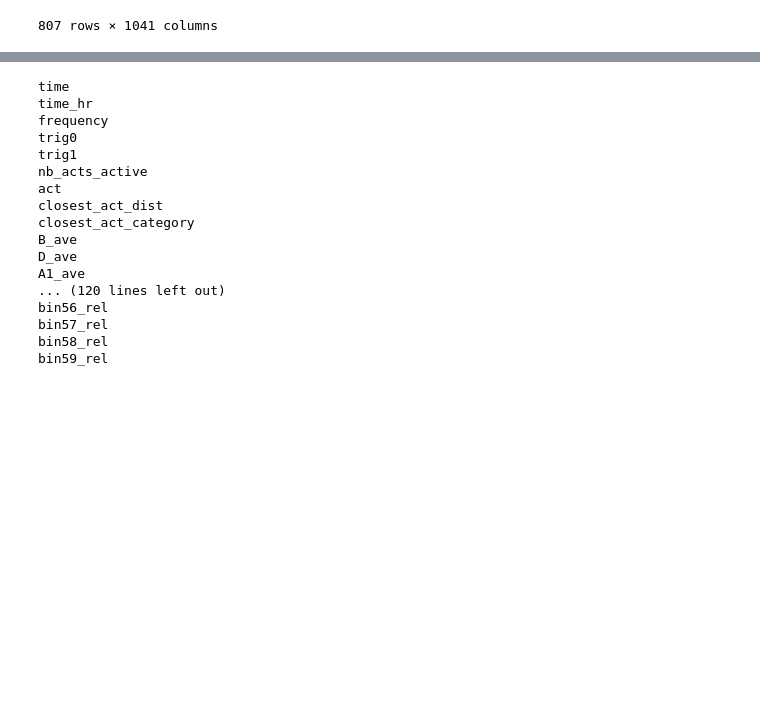
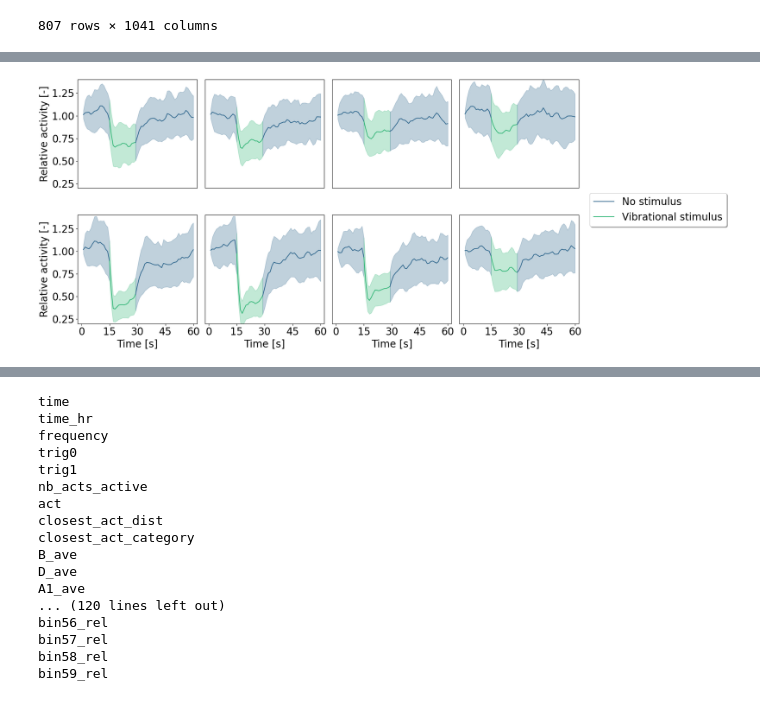
Before and after one commit to MBroisin/Experiments_processing, a Jupyter notebook: activity_exp_final_result_1s.ipynb, the cells around one changed output, grey strips where cells are left out. Saved outputs shown, nothing was run; the diff lists cells and outputs as text; code cells hidden in the pictures; blank space fills up the shorter version.

```diff
--- a/activity_exp_final_result_1s.ipynb
+++ b/activity_exp_final_result_1s.ipynb
@@ -356,0 +377,89 @@ fig.savefig('/Users/matthieu/Documents/papers/2024/Hardware/media/graphs/activit
+# %%
+fig, ax = matplotlib.pyplot.subplots(2, 4, figsize=(19, 7.5), constrained_layout=True)
+
+matplotlib.rcParams.update({'font.size': 20})
+
+dataset = data[data.nb_acts_active != 0]
+dataset = dataset[dataset.act_z0 == 1]
+dataset = dataset[dataset.act_z1 == 1]
+dataset = dataset[dataset.act_z2 == 0]
+dataset = dataset[dataset.act_z3 == 0]
+dataset = dataset[dataset.act_z4 == 0]
+dataset = dataset[dataset.act_z5 == 0]
+dataset = dataset[dataset.act_z6 == 0]
+dataset = dataset[dataset.act_z7 == 0]
+print(len(dataset))
+
+for act in range(NB_ACTS):
+    ind = str(act)
+    data_to_consider = dataset#[dataset['act_z'+ind+'_closest_act_dist'] == 0]
+
+    medians = []
+    q1s = []
+    q3s = []
+    mads = []
+    for j in range(-15, 45):
+        medians.append(data_to_consider['z'+ind+'_bin'+str(j+15)+'_rel'].median())
+        q1s.append(data_to_consider['z'+ind+'_bin'+str(j+15)+'_rel'].quantile(0.25))
+        q3s.append(data_to_consider['z'+ind+'_bin'+str(j+15)+'_rel'].quantile(0.75))
+        mads.append(scipy.stats.median_abs_deviation(data_to_consider['z'+ind+'_bin'+str(j+15)+'_rel'].values))
+
+    medians = numpy.array(medians)
+    q1s = numpy.array(q1s)
+    q3s = numpy.array(q3s)
+    mads = numpy.array(mads)
+
+    # Filtering
+    SIGMA_GAUSSIAN = 0.75
+    medians = scipy.ndimage.gaussian_filter(medians, sigma=SIGMA_GAUSSIAN)
+    q1s = scipy.ndimage.gaussian_filter(q1s, sigma=SIGMA_GAUSSIAN)
+    q3s = scipy.ndimage.gaussian_filter(q3s, sigma=SIGMA_GAUSSIAN)
+    mads = scipy.ndimage.gaussian_filter(mads, sigma=SIGMA_GAUSSIAN)
+
+    # Coloring
+    boundaries = [15, 29]
+    time_vector = numpy.array(range(1,61))
+    COLOR_CTRL = '#31688e'
+    COLOR_VIBS = '#35b779'
+
+    if act not in [0, 1, 2, 3]:
+        ax[MAPPING_PLOT[act][0], MAPPING_PLOT[act][1]].get_xaxis().set_ticks([])
+    else :
+        ax[MAPPING_PLOT[act][0], MAPPING_PLOT[act][1]].set_xlabel('Time [s]')
+        ax[MAPPING_PLOT[act][0], MAPPING_PLOT[act][1]].get_xaxis().set_ticks([0, 15, 30, 45, 60])
+    if act not in [0, 7]:
+        ax[MAPPING_PLOT[act][0], MAPPING_PLOT[act][1]].get_yaxis().set_ticks([])
+    else :
+        ax[MAPPING_PLOT[act][0], MAPPING_PLOT[act][1]].set_ylabel('Relative activity [-]')
+
+    _ = ax[MAPPING_PLOT[act][0], MAPPING_PLOT[act][1]].set_xlim([-2, 62])
+    _ = ax[MAPPING_PLOT[act][0], MAPPING_PLOT[act][1]].set_ylim([0.2, 1.4])
+
+    _ = ax[MAPPING_PLOT[act][0], MAPPING_PLOT[act][1]].plot(time_vector[:boundaries[0]], medians[:boundaries[0]], c=COLOR_CTRL, label='No stimulus')
+    _ = ax[MAPPING_PLOT[act][0], MAPPING_PLOT[act][1]].plot(time_vector[boundaries[0]-1:boundaries[1]], medians[boundaries[0]-1:boundaries[1]], c=COLOR_VIBS, label='Vibrational stimulus')
+    _ = ax[MAPPING_PLOT[act][0], MAPPING_PLOT[act][1]].plot(time_vector[boundaries[1]-1:], medians[boundaries[1]-1:], c=COLOR_CTRL)
+
+
+    _ = ax[MAPPING_PLOT[act][0], MAPPING_PLOT[act][1]].fill_between(time_vector[:boundaries[0]], medians[:boundaries[0]]-mads[:boundaries[0]], medians[:boundaries[0]]+mads[:boundaries[0]], color=COLOR_CTRL, alpha=0.3)
+    _ = ax[MAPPING_PLOT[act][0], MAPPING_PLOT[act][1]].fill_between(time_vector[boundaries[0]-1:boundaries[1]], medians[boundaries[0]-1:boundaries[1]]-mads[boundaries[0]-1:boundaries[1]], medians[boundaries[0]-1:boundaries[1]]+mads[boundaries[0]-1:boundaries[1]], color=COLOR_VIBS, alpha=0.3)
+    _ = ax[MAPPING_PLOT[act][0], MAPPING_PLOT[act][1]].fill_between(time_vector[boundaries[1]-1:], medians[boundaries[1]-1:]-mads[boundaries[1]-1:], medians[boundaries[1]-1:]+mads[boundaries[1]-1:], color=COLOR_CTRL, alpha=0.3)
+
+ax[1,3].legend(loc='upper left', bbox_to_anchor=(1.05, 1.25), fancybox=True, shadow=True)
+fig.savefig('/Users/matthieu/Documents/papers/2024/Hardware/media/graphs/activity_effect_1exp.png', transparent=True)
+# Control plot
+# fig, ax = matplotlib.pyplot.subplots(2, 4, figsize=(15, 6), sharex=True, sharey=True, constrained_layout=True)
+
+# dataset = data[data.nb_acts_active == 0]
+
+# for act in range(NB_ACTS):
+#     ind = str(act)
+#     data_to_consider = dataset[dataset['act_z'+ind+'_closest_act_dist'] == 0]
+
+#     for j in range(-15, 45):
+#         _ = ax[MAPPING_PLOT[act][0], MAPPING_PLOT[act][1]].boxplot(dataset['z'+ind+'_bin'+str(j+15)+'_rel'].values, positions=[(j+15)*1], widths=[3])
+
+#     # Stat tests
+#     RStest_in   = scipy.stats.ranksums(dataset['z'+ind+'_bin'+str(2)+'_rel'], dataset['z'+ind+'_bin'+str(3)+'_rel'])
+#     RStest_out  = scipy.stats.ranksums(dataset['z'+ind+'_bin'+str(5)+'_rel'], dataset['z'+ind+'_bin'+str(6)+'_rel'])
+    # print(ind, RStest_in[1], RStest_out[1], len(dataset['z'+ind+'_bin'+str(2)+'_rel']))
+# %% [output]
@@ -357,3 +467,4 @@ fig.savefig('/Users/matthieu/Documents/papers/2024/Hardware/media/graphs/activit
+[figure, added]
 # %%
 # Typical 2-4-8
 
```
Also changed, not shown: parts of 4 cells of this notebook, 9 other files.
